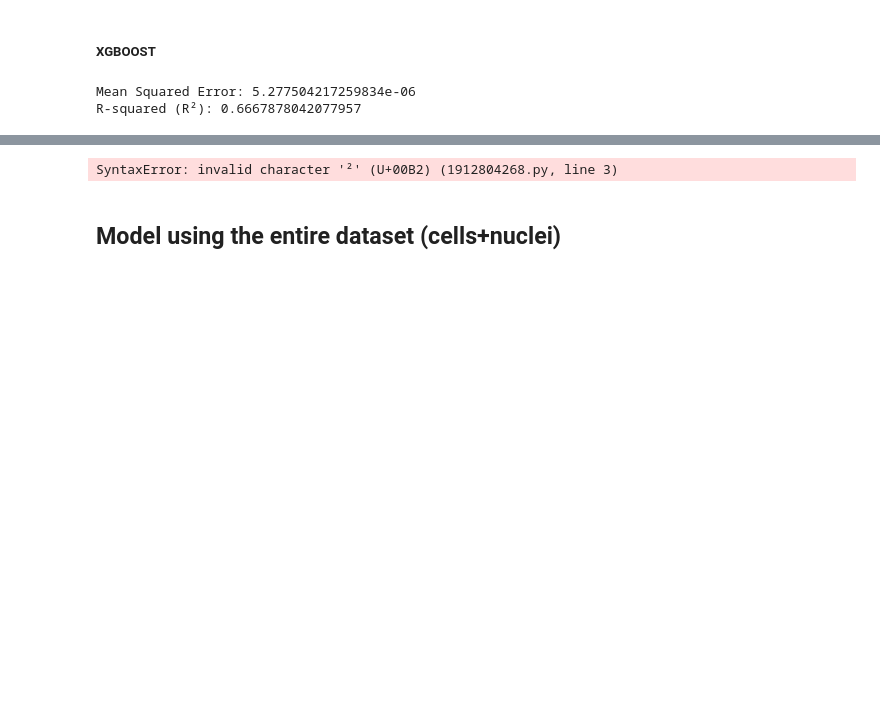
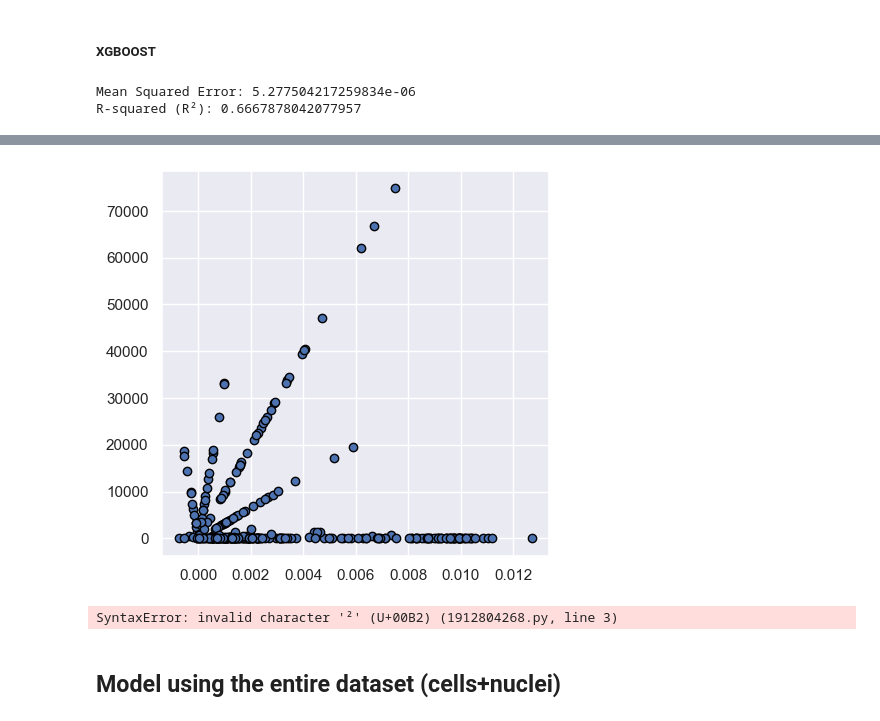
Before and after one commit to azakharov1/ML_cell-compound, a Jupyter notebook: ML_cell-compound.ipynb, the cells around one changed output, grey strips where cells are left out. Saved outputs shown, nothing was run; the diff lists cells and outputs as text; code cells hidden in the pictures; blank space fills up the shorter version.

```diff
--- a/ML_cell-compound.ipynb
+++ b/ML_cell-compound.ipynb
@@ -347,0 +352,2 @@ R-squared (R²): 0.6667878042077957
+# %%
+err1=100*abs(y_pred-y_test)/y_test
@@ -348,3 +360,11 @@ R-squared (R²): 0.6667878042077957
+# %%
+fig = plt.figure(figsize=(5,5))
+plt.scatter(y_pred,err1, edgecolors=(0, 0, 0))
+#plt.xlim(0.00001, 0.01)
+#plt.ylim(0, 200)
+plt.show()
+# %% [output]
+[figure, added]
 # %%
 # results without dropping correlated features
 Mean Squared Error: 5.216429067766477e-06
```
Also changed, not shown: parts of 3 cells of this notebook.
